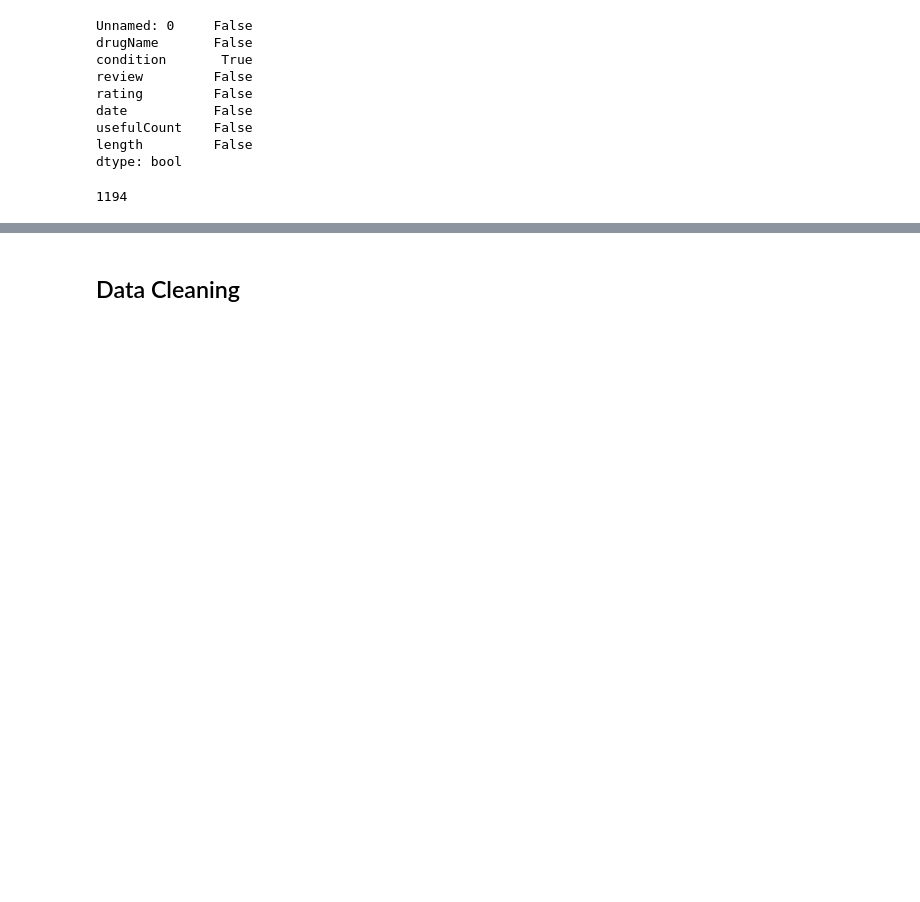
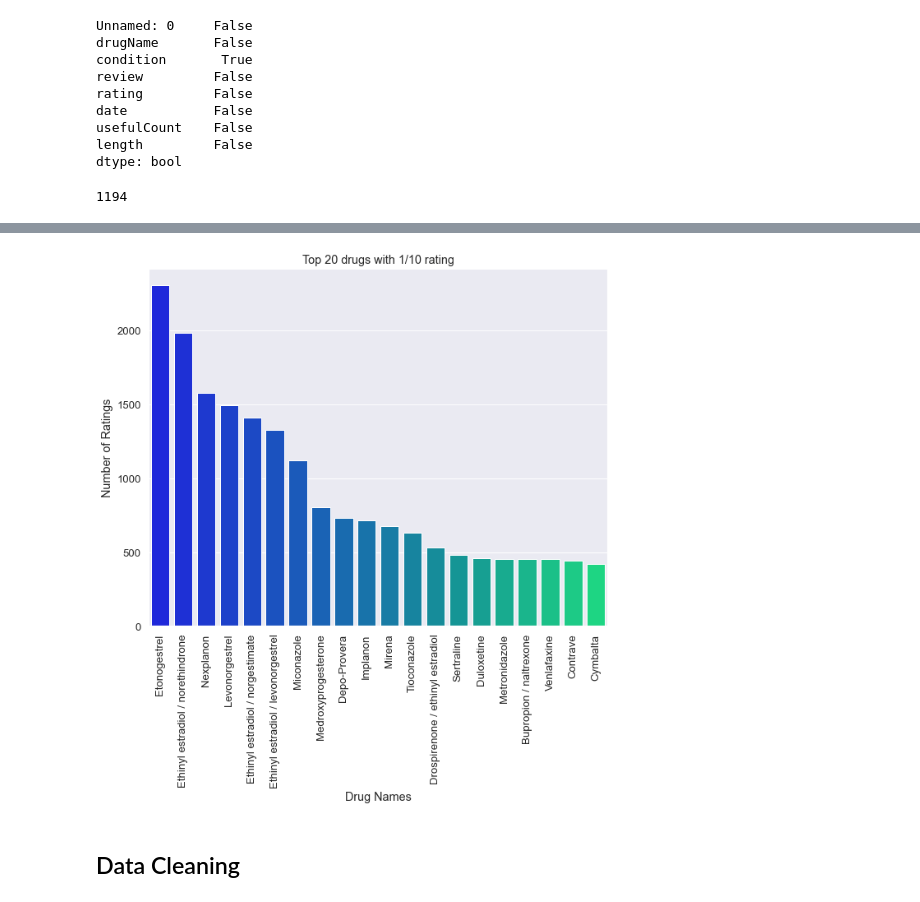
Before and after one commit to OdeliaAhdout/Drug-dataset, a Jupyter notebook: drugs_notebook.ipynb, the cells around one changed output, grey strips where cells are left out. Cells and saved outputs as stored; diff of their text form; code cells hidden in the pictures; blank space fills up the shorter version.

```diff
--- a/drugs_notebook.ipynb
+++ b/drugs_notebook.ipynb
@@ -278,3 +164,19 @@ sns_.set_ylabel("Count");
+# %%
+sns.set(font_scale = 1.2, style = 'darkgrid')
+plt.rcParams['figure.figsize'] = [10, 8]
+
+rating = dict(df.loc[df.rating == 1, "drugName"].value_counts())
+drugname = list(rating.keys())
+drug_rating = list(rating.values())
+
+sns_rating = sns.barplot(x = drugname[0:20], y = drug_rating[0:20], palette = 'winter')
+
+sns_rating.set_title('Top 20 drugs with 1/10 rating')
+sns_rating.set_ylabel("Number of Ratings")
+sns_rating.set_xlabel("Drug Names")
+plt.setp(sns_rating.get_xticklabels(), rotation=90);
+# %% [output]
+[figure, added]
 # %% [markdown]
 ## Data Cleaning
 # %% [markdown]
```
Also changed, not shown: parts of 31 cells of this notebook, 1 other file.
